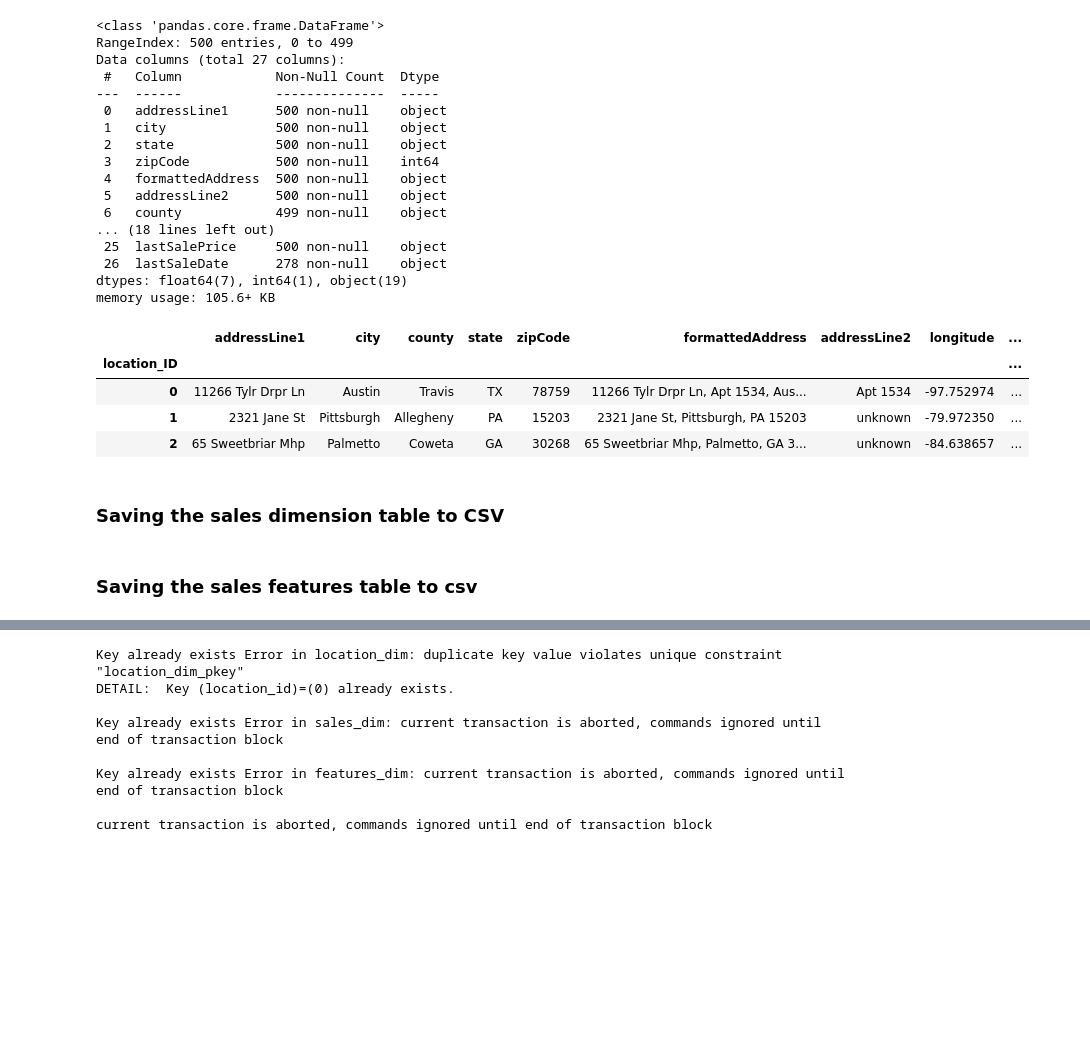
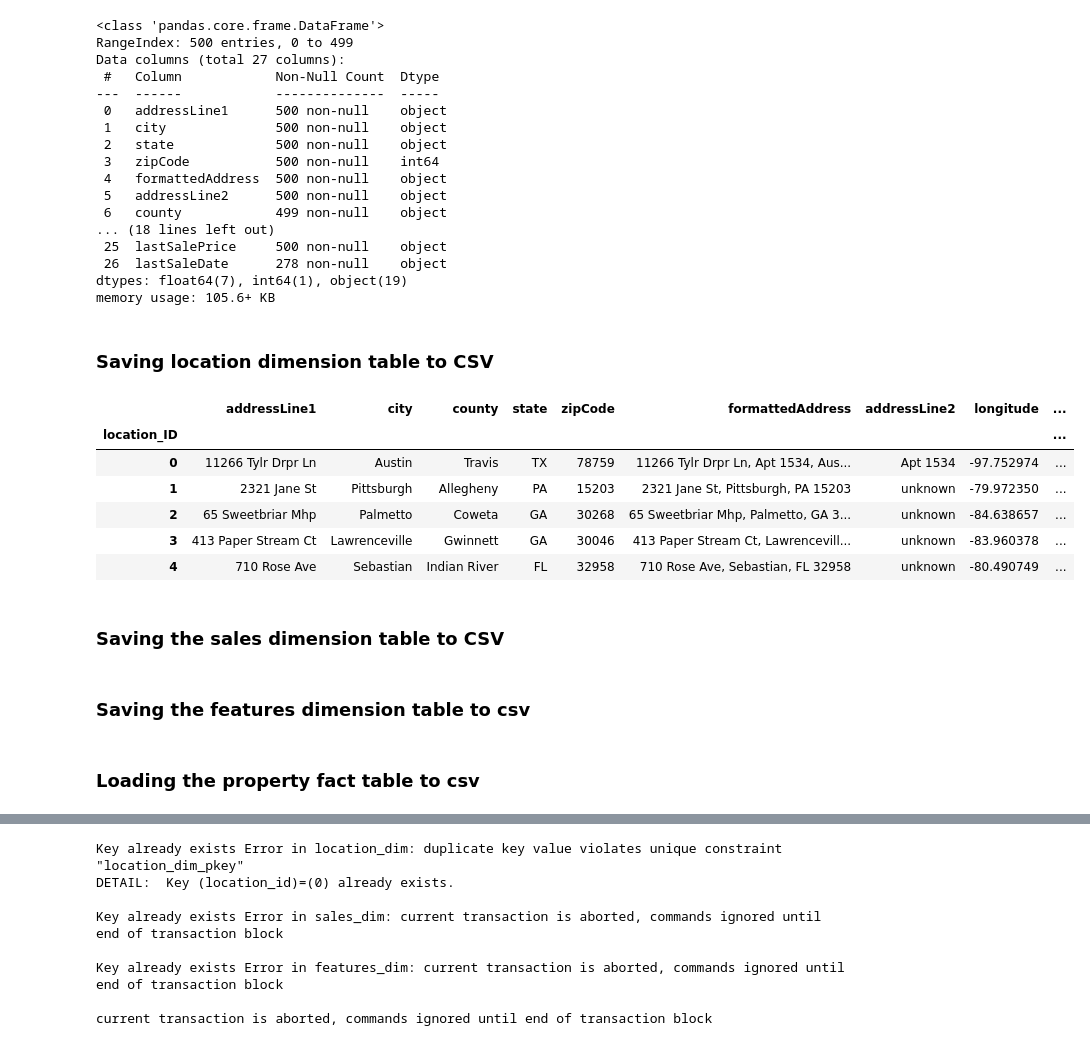
Before and after one commit to Taoficoda/zuma_realtor_case_study, a Jupyter notebook: etl_solution.ipynb, the cells around one changed output, grey strips where cells are left out. Cells and saved outputs as stored; diff of their text form; code cells hidden in the pictures; blank space fills up the shorter version.

```diff
--- a/etl_solution.ipynb
+++ b/etl_solution.ipynb
@@ -156,18 +156,19 @@ memory usage: 105.6+ KB
 
 location_table = real_estate_df[['addressLine1','city','county','state', 'zipCode', 'formattedAddress','addressLine2','longitude', 'latitude']].copy().drop_duplicates().reset_index(drop=True)
 location_table.index.name  = 'location_ID'
-# %%
-
-location_table.reset_index()
-location_table.head(3)
-# %% [output]
-|  | addressLine1 | city | county | state | zipCode | formattedAddress | addressLine2 | longitude | ... |
-| location_ID |  |  |  |  |  |  |  |  | ... |
-| 0 | 11266 Tylr Drpr Ln | Austin | Travis | TX | 78759 | 11266 Tylr Drpr Ln, Apt 1534, Aus... | Apt 1534 | -97.752974 | ... |
-| 1 | 2321 Jane St | Pittsburgh | Allegheny | PA | 15203 | 2321 Jane St, Pittsburgh, PA 15203 | unknown | -79.972350 | ... |
-| 2 | 65 Sweetbriar Mhp | Palmetto | Coweta | GA | 30268 | 65 Sweetbriar Mhp, Palmetto, GA 3... | unknown | -84.638657 | ... |
+# %% [markdown]
+### Saving location dimension table to CSV
 # %%
 location_table.to_csv('location_dim.csv')
+location_table.head()
+# %% [output]
+|  | addressLine1 | city | county | state | zipCode | formattedAddress | addressLine2 | longitude | ... |
+| location_ID |  |  |  |  |  |  |  |  | ... |
+| 0 | 11266 Tylr Drpr Ln | Austin | Travis | TX | 78759 | 11266 Tylr Drpr Ln, Apt 1534, Aus... | Apt 1534 | -97.752974 | ... |
+| 1 | 2321 Jane St | Pittsburgh | Allegheny | PA | 15203 | 2321 Jane St, Pittsburgh, PA 15203 | unknown | -79.972350 | ... |
+| 2 | 65 Sweetbriar Mhp | Palmetto | Coweta | GA | 30268 | 65 Sweetbriar Mhp, Palmetto, GA 3... | unknown | -84.638657 | ... |
+| 3 | 413 Paper Stream Ct | Lawrenceville | Gwinnett | GA | 30046 | 413 Paper Stream Ct, Lawrencevill... | unknown | -83.960378 | ... |
+| 4 | 710 Rose Ave | Sebastian | Indian River | FL | 32958 | 710 Rose Ave, Sebastian, FL 32958 | unknown | -80.490749 | ... |
 # %% [markdown]
 ### Saving the sales dimension table to CSV
 # %%
@@ -177,11 +178,13 @@ sales_dim_table.reset_index
 sales_dim_table.head()
 sales_dim_table.to_csv('sales_dim.csv')
 # %% [markdown]
-### Saving the sales features table to csv
+### Saving the features dimension table to csv
 # %%
 features_dim_table = real_estate_df[['bedrooms','squareFootage','bathrooms','lotSize','features']].copy().reset_index(drop=True)
 features_dim_table.index.name = 'features_ID'
 features_dim_table.to_csv('features_dim.csv')
+# %% [markdown]
+### Loading the property fact table to csv
 # %%
 property_fact_table = pd.read_csv('property_fact_table.csv', index_col=None)
 property_fact_table.head()
```
Also changed, not shown: parts of 6 cells of this notebook.
